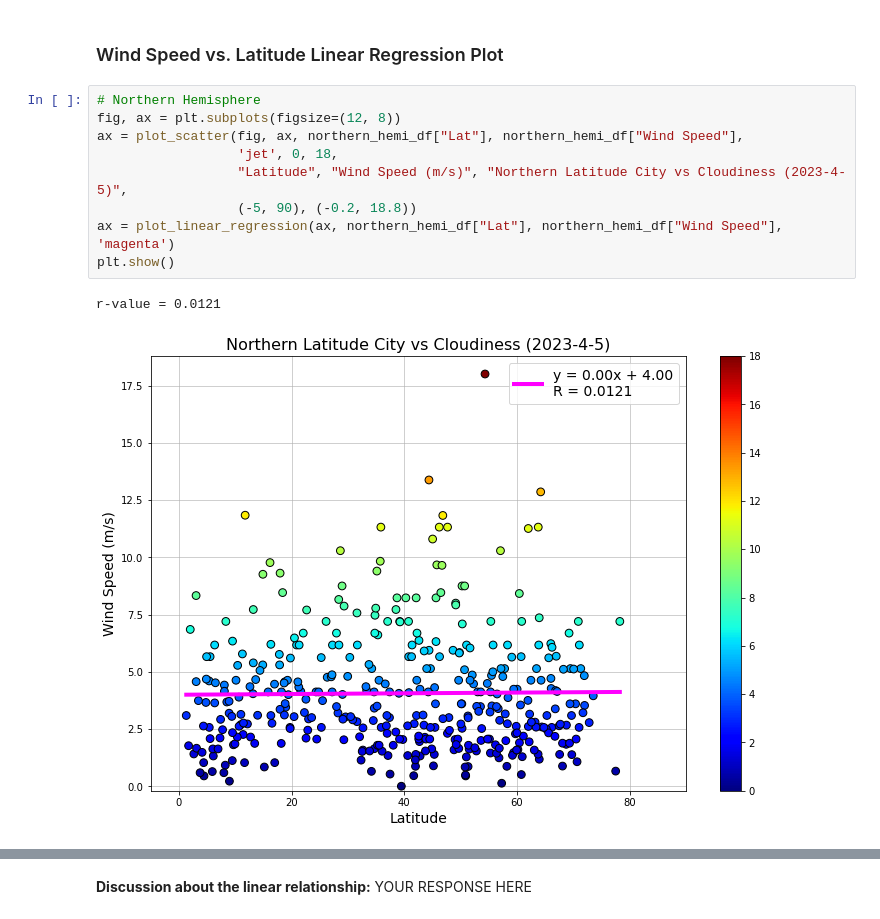
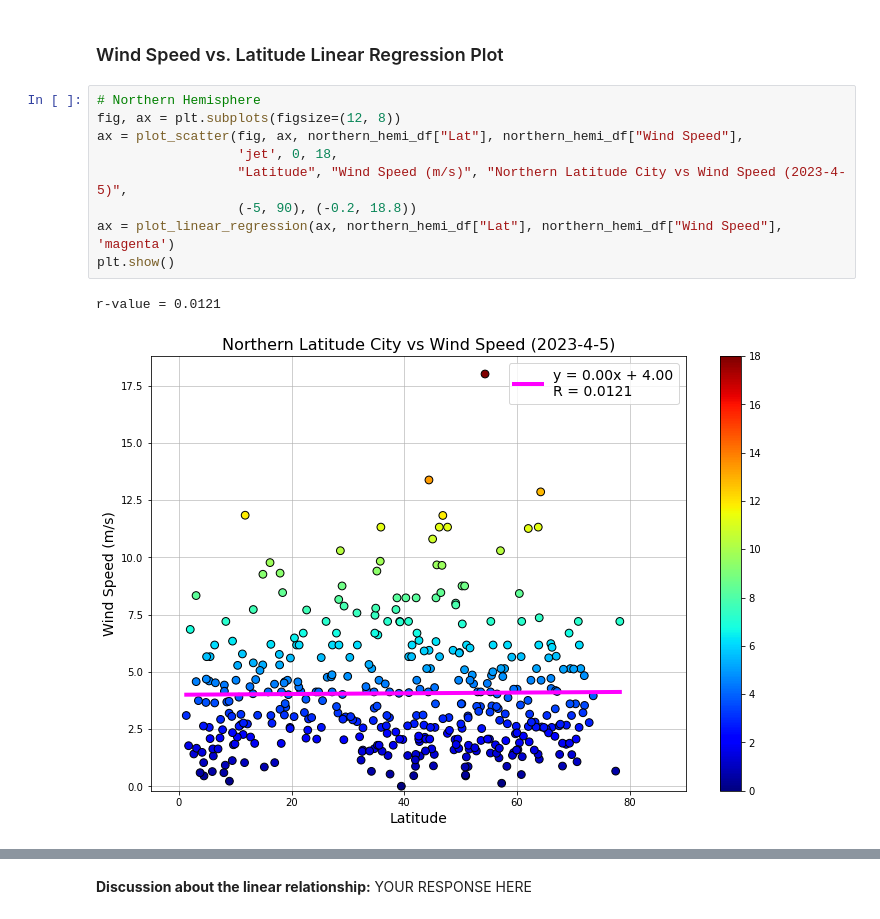
Before and after one commit to zachaa/python-api-challenge, a Jupyter notebook: WeatherPy.ipynb, the cells around one changed output, grey strips where cells are left out. Drawn from its saved outputs; the diff is of its cells as text.

```diff
--- a/WeatherPy.ipynb
+++ b/WeatherPy.ipynb
@@ -436,15 +436,15 @@ r-value = 0.2616
 # %%
 # Northern Hemisphere
 fig, ax = plt.subplots(figsize=(12, 8))
 ax = plot_scatter(fig, ax, northern_hemi_df["Lat"], northern_hemi_df["Wind Speed"],
                   'jet', 0, 18,
-                  "Latitude", "Wind Speed (m/s)", "Northern Latitude City vs Cloudiness (2023-4-5)",
+                  "Latitude", "Wind Speed (m/s)", "Northern Latitude City vs Wind Speed (2023-4-5)",
                   (-5, 90), (-0.2, 18.8))
 ax = plot_linear_regression(ax, northern_hemi_df["Lat"], northern_hemi_df["Wind Speed"], 'magenta')
 plt.show()
 # %% [output]
 r-value = 0.0121
-[figure, old version]
+[figure, new version]
 # %%
 # Southern Hemisphere
 fig, ax = plt.subplots(figsize=(12, 8))
```
Also changed, not shown: parts of 3 cells of this notebook.
